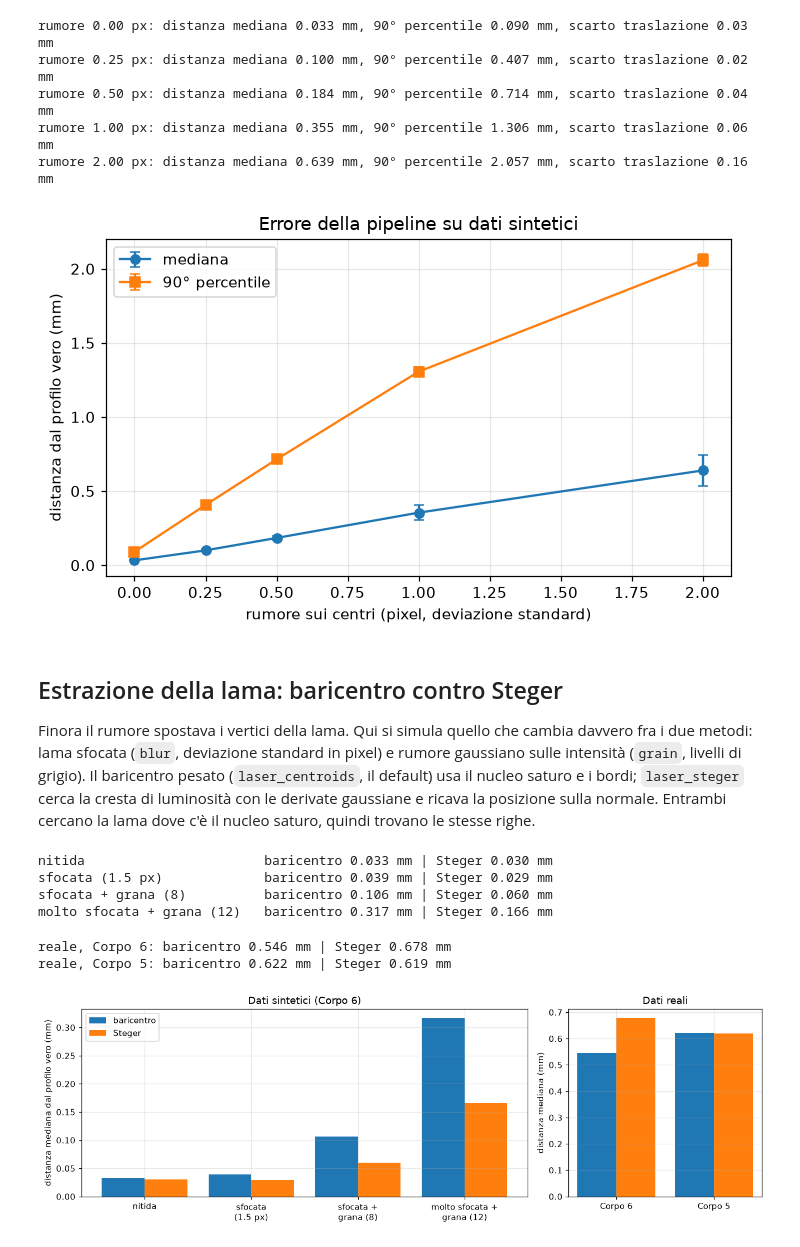
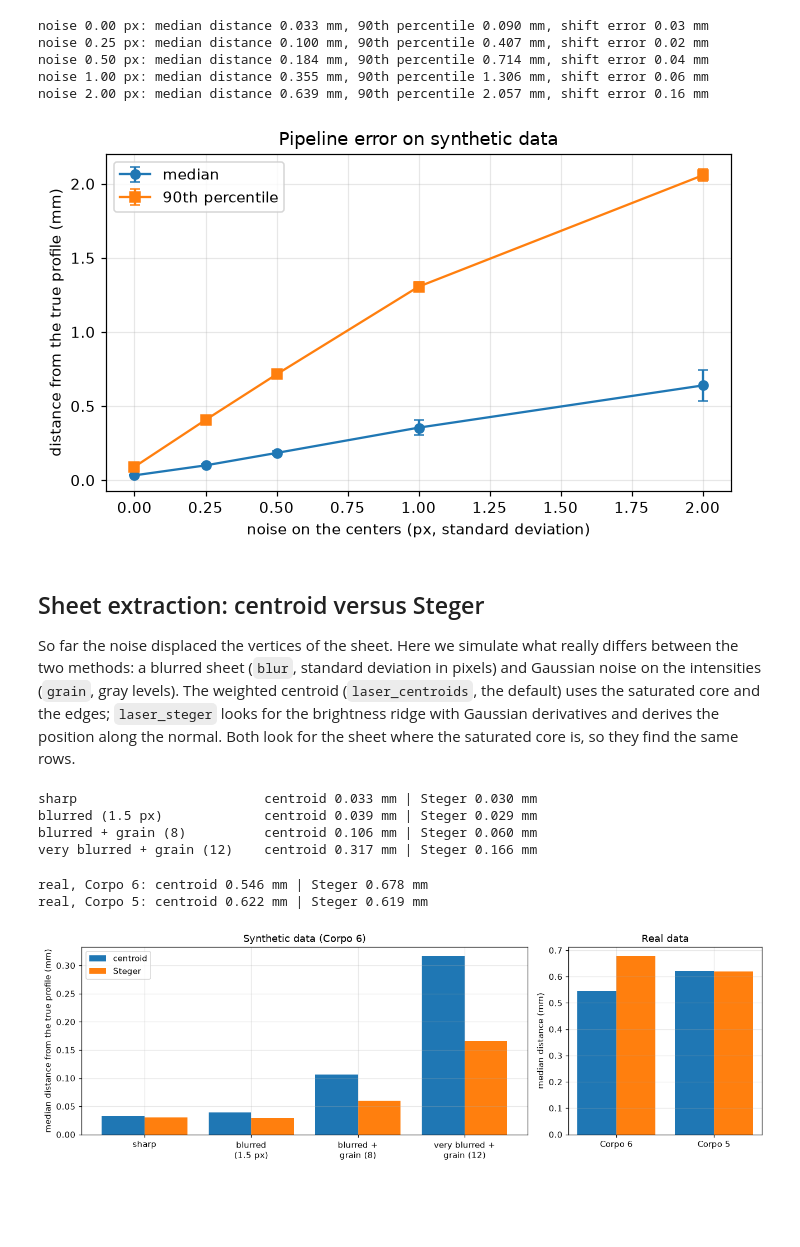
Before and after one commit to SickCiQuattro/lightsheet3d, a Jupyter notebook: notebooks/04_synthetic_validation.ipynb, the cells around one changed output. Saved outputs shown, nothing was run; the diff lists cells and outputs as text; code cells hidden in the pictures; blank space fills up the shorter version.

```diff
--- a/notebooks/04_synthetic_validation.ipynb
+++ b/notebooks/04_synthetic_validation.ipynb
@@ -46,34 +46,34 @@ with tempfile.TemporaryDirectory() as tmp:
         runs = [evaluate(CORPO6, Path(tmp) / f"{sigma}_{seed}", noise_px=sigma, seed=seed) for seed in SEEDS]
         med[sigma] = [np.median(r["dist"]) for r in runs]
         p90[sigma] = [np.percentile(r["dist"], 90) for r in runs]
-        print(f"rumore {sigma:4.2f} px: distanza mediana {np.mean(med[sigma]):.3f} mm, 90° percentile {np.mean(p90[sigma]):.3f} mm, "
-              f"scarto traslazione {np.mean([abs(r['shift'] + 57) for r in runs]):.2f} mm")
+        print(f"noise {sigma:4.2f} px: median distance {np.mean(med[sigma]):.3f} mm, 90th percentile {np.mean(p90[sigma]):.3f} mm, "
+              f"shift error {np.mean([abs(r['shift'] + 57) for r in runs]):.2f} mm")
 # %% [output]
-rumore 0.00 px: distanza mediana 0.033 mm, 90° percentile 0.090 mm, scarto traslazione 0.03 mm
-rumore 0.25 px: distanza mediana 0.100 mm, 90° percentile 0.407 mm, scarto traslazione 0.02 mm
-rumore 0.50 px: distanza mediana 0.184 mm, 90° percentile 0.714 mm, scarto traslazione 0.04 mm
-rumore 1.00 px: distanza mediana 0.355 mm, 90° percentile 1.306 mm, scarto traslazione 0.06 mm
-rumore 2.00 px: distanza mediana 0.639 mm, 90° percentile 2.057 mm, scarto traslazione 0.16 mm
+noise 0.00 px: median distance 0.033 mm, 90th percentile 0.090 mm, shift error 0.03 mm
+noise 0.25 px: median distance 0.100 mm, 90th percentile 0.407 mm, shift error 0.02 mm
+noise 0.50 px: median distance 0.184 mm, 90th percentile 0.714 mm, shift error 0.04 mm
+noise 1.00 px: median distance 0.355 mm, 90th percentile 1.306 mm, shift error 0.06 mm
+noise 2.00 px: median distance 0.639 mm, 90th percentile 2.057 mm, shift error 0.16 mm
 # %%
 fig, ax = plt.subplots(figsize=(6.5, 4))
-for series, label, marker in ((med, "mediana", "o"), (p90, "90° percentile", "s")):
+for series, label, marker in ((med, "median", "o"), (p90, "90th percentile", "s")):
     mean = [np.mean(series[s]) for s in NOISE]
     spread = [np.ptp(series[s]) / 2 for s in NOISE]
     ax.errorbar(NOISE, mean, yerr=spread, marker=marker, capsize=3, label=label)
-ax.set(xlabel="rumore sui centri (pixel, deviazione standard)", ylabel="distanza dal profilo vero (mm)",
-       title="Errore della pipeline su dati sintetici"); ax.legend()
+ax.set(xlabel="noise on the centers (px, standard deviation)", ylabel="distance from the true profile (mm)",
+       title="Pipeline error on synthetic data"); ax.legend()
 fig.tight_layout(); fig.savefig(FIGURES / "synthetic_error_vs_noise.png", bbox_inches="tight")
 # %% [output]
-[figure, old version]
+[figure, new version]
 # %% [markdown]
-## Estrazione della lama: baricentro contro Steger
+## Sheet extraction: centroid versus Steger
 
-Finora il rumore spostava i vertici della lama. Qui si simula quello che cambia davvero fra i due metodi: lama sfocata (`blur`, deviazione standard in pixel) e rumore gaussiano sulle intensità (`grain`, livelli di grigio). Il baricentro pesato (`laser_centroids`, il default) usa il nucleo saturo e i bordi; `laser_steger` cerca la cresta di luminosità con le derivate gaussiane e ricava la posizione sulla normale. Entrambi cercano la lama dove c'è il nucleo saturo, quindi trovano le stesse righe.
+So far the noise displaced the vertices of the sheet. Here we simulate what really differs between the two methods: a blurred sheet (`blur`, standard deviation in pixels) and Gaussian noise on the intensities (`grain`, gray levels). The weighted centroid (`laser_centroids`, the default) uses the saturated core and the edges; `laser_steger` looks for the brightness ridge with Gaussian derivatives and derives the position along the normal. Both look for the sheet where the saturated core is, so they find the same rows.
 # %%
 from lightsheet3d.laser import laser_centroids, laser_steger
 
-CONDITIONS = {"nitida": {}, "sfocata\n(1.5 px)": {"blur": 1.5}, "sfocata +\ngrana (8)": {"blur": 1.5, "grain": 8}, "molto sfocata +\ngrana (12)": {"blur": 2.5, "grain": 12}}
-EXTRACTORS = {"baricentro": laser_centroids, "Steger": laser_steger}
+CONDITIONS = {"sharp": {}, "blurred\n(1.5 px)": {"blur": 1.5}, "blurred +\ngrain (8)": {"blur": 1.5, "grain": 8}, "very blurred +\ngrain (12)": {"blur": 2.5, "grain": 12}}
+EXTRACTORS = {"centroid": laser_centroids, "Steger": laser_steger}
 errors = {name: [] for name in EXTRACTORS}
 with tempfile.TemporaryDirectory() as tmp:
     for cond, kw in CONDITIONS.items():
@@ -82,12 +82,12 @@ with tempfile.TemporaryDirectory() as tmp:
             runs = [evaluate(CORPO6, Path(tmp) / f"{tag}_{name}_{seed}", seed=seed, extract=extract, **kw) for seed in range(2)]
             errors[name].append(np.mean([np.median(r["dist"]) for r in runs]))
 for i, cond in enumerate(CONDITIONS):
-    print(f"{cond.replace(chr(10), ' '):28s} baricentro {errors['baricentro'][i]:.3f} mm | Steger {errors['Steger'][i]:.3f} mm")
+    print(f"{cond.replace(chr(10), ' '):28s} centroid {errors['centroid'][i]:.3f} mm | Steger {errors['Steger'][i]:.3f} mm")
 # %% [output]
-nitida                       baricentro 0.033 mm | Steger 0.030 mm
-sfocata (1.5 px)             baricentro 0.039 mm | Steger 0.029 mm
-sfocata + grana (8)          baricentro 0.106 mm | Steger 0.060 mm
-molto sfocata + grana (12)   baricentro 0.317 mm | Steger 0.166 mm
+sharp                        centroid 0.033 mm | Steger 0.030 mm
+blurred (1.5 px)             centroid 0.039 mm | Steger 0.029 mm
+blurred + grain (8)          centroid 0.106 mm | Steger 0.060 mm
+very blurred + grain (12)    centroid 0.317 mm | Steger 0.166 mm
 # %%
 from lightsheet3d.measure import level_to_plate
 from lightsheet3d.pipeline import PLATE_Z, calibrate_camera, calibrate_light_plane, scan_points
@@ -105,18 +105,18 @@ for name, extract in EXTRACTORS.items():
         on_solid = (y > yn[1]) & (y < yn[-2])
         real[name].append(float(np.median(distances(solid, sign, shift, y[on_solid], h[on_solid]))))
 for i, label in enumerate(("Corpo 6", "Corpo 5")):
-    print(f"reale, {label}: baricentro {real['baricentro'][i]:.3f} mm | Steger {real['Steger'][i]:.3f} mm")
+    print(f"real, {label}: centroid {real['centroid'][i]:.3f} mm | Steger {real['Steger'][i]:.3f} mm")
 
 fig, (a, b) = plt.subplots(1, 2, figsize=(12, 4), gridspec_kw={"width_ratios": [3, 1.3]})
 x = np.arange(len(CONDITIONS))
 for k, name in enumerate(EXTRACTORS):
     a.bar(x + 0.4 * (k - 0.5), errors[name], 0.4, label=name)
     b.bar(np.arange(2) + 0.4 * (k - 0.5), real[name], 0.4, label=name)
-a.set(xticks=x, xticklabels=list(CONDITIONS), ylabel="distanza mediana dal profilo vero (mm)", title="Dati sintetici (Corpo 6)"); a.legend()
-b.set(xticks=range(2), xticklabels=["Corpo 6", "Corpo 5"], ylabel="distanza mediana (mm)", title="Dati reali"); b.grid(True, alpha=0.3)
+a.set(xticks=x, xticklabels=list(CONDITIONS), ylabel="median distance from the true profile (mm)", title="Synthetic data (Corpo 6)"); a.legend()
+b.set(xticks=range(2), xticklabels=["Corpo 6", "Corpo 5"], ylabel="median distance (mm)", title="Real data"); b.grid(True, alpha=0.3)
 fig.tight_layout(); fig.savefig(FIGURES / "stripe_extraction.png", bbox_inches="tight")
 # %% [output]
-reale, Corpo 6: baricentro 0.546 mm | Steger 0.678 mm
-reale, Corpo 5: baricentro 0.622 mm | Steger 0.619 mm
+real, Corpo 6: centroid 0.546 mm | Steger 0.678 mm
+real, Corpo 5: centroid 0.622 mm | Steger 0.619 mm
-[figure, old version]
+[figure, new version]
 # %% [markdown]
```
Also changed, not shown: parts of 5 cells of this notebook, 21 other files.
